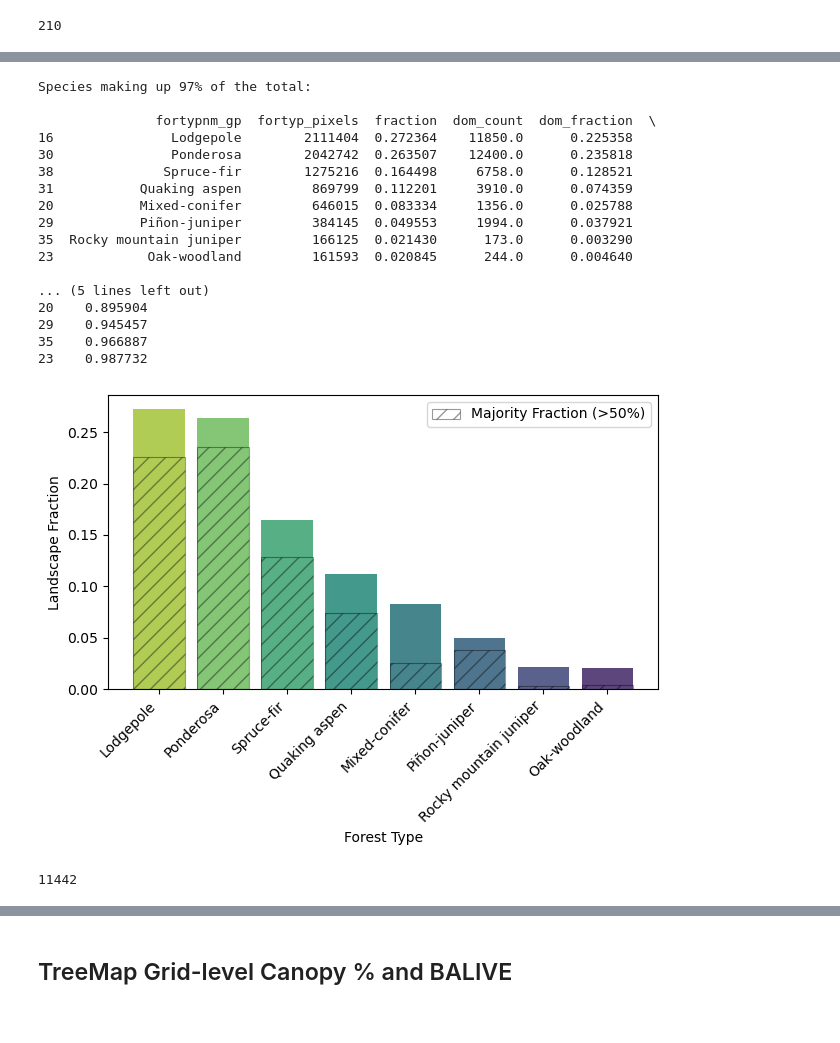
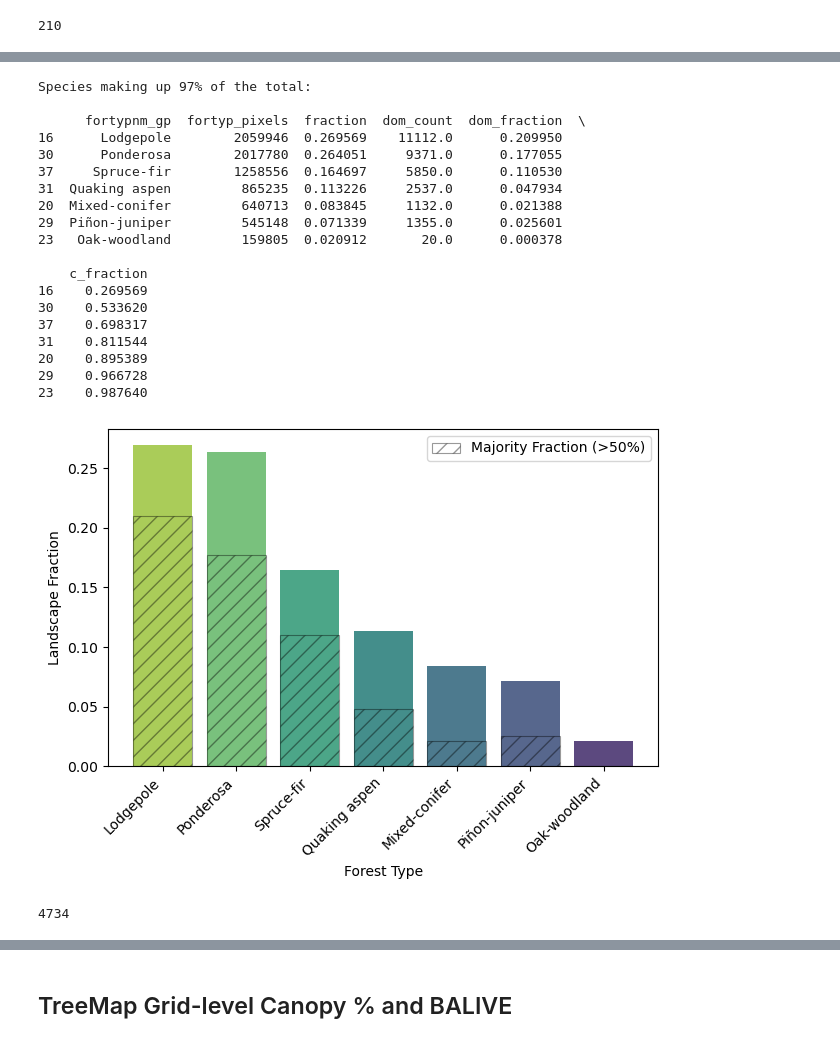
Before and after one commit to natshoff/aspen-fire-fork, a Jupyter notebook: Aim2/code/Python/04b_TreeMap_FIA-FORTYPCD.ipynb, the cells around one changed output, grey strips where cells are left out. Saved outputs shown, nothing was run; the diff lists cells and outputs as text; code cells hidden in the pictures.

Commit message:
Updates to forest percent calculation, predom forest INLA

```diff
--- a/Aim2/code/Python/04b_TreeMap_FIA-FORTYPCD.ipynb
+++ b/Aim2/code/Python/04b_TreeMap_FIA-FORTYPCD.ipynb
@@ -32,17 +32,20 @@ fp = os.path.join(projdir,'data/spatial/mod/VIIRS/viirs_snpp_jpss1_afd_latlon_fi
 grid = gpd.read_file(fp)
 print(f"\nThere are [{len(grid)}] grids across [{len(grid['Fire_ID'].unique())}] fires.\n")
 
+# create a unique ID
+grid['grid_idx'] = grid['Fire_ID'].astype(str) + grid['grid_index'].astype(str)
+
 # add the centroid lat/lon to the grid data
 df = grid.to_crs(4326) # WGS coords for lat/lon
 df['x'] = df.geometry.centroid.x  # Longitude (x-coordinate)
-df['y'] = df.geometry.centroid.y
-grid = grid.merge(df[['grid_index','x','y']], on='grid_index', how='left')
+df['y'] = df.geometry.centroid.y  # Latitude
+grid = grid.merge(df[['grid_idx','x','y']], on='grid_idx', how='left')
 del df
 print(f"\n{grid.columns}\n")
 
 # Drop any dupicate grids ...
-print(f"Dropping [{grid.duplicated(subset=['grid_index','Fire_ID']).sum()}] duplicate grids.\n")
-grid = grid.drop_duplicates(subset=['grid_index','Fire_ID'], keep='first')
+print(f"Dropping [{grid.duplicated(subset=['grid_idx','Fire_ID']).sum()}] duplicate grids.\n")
+grid = grid.drop_duplicates(subset=['grid_idx','Fire_ID'], keep='first')
 # %% [output]
 There are [57232] grids across [100] fires.
 
@@ -181,7 +199,7 @@ Summary of the TreeMap Algorithmic Forest Type Code (FORTYPCD) within FRP grids.
 t0 = time.time()
 
 # see __functions.py
-grid_fortypcd = compute_band_stats(grid, fortyp_da, 'grid_index', attr='fortypcd')
+grid_fortypcd = compute_band_stats(grid, fortyp_da, 'grid_idx', attr='fortypcd')
 
 # tidy columns in the summary table
 grid_fortypcd['count'] = grid_fortypcd['count'].astype(int)
@@ -356,7 +377,7 @@ Index(['grid_index', 'fortypcd', 'fortyp_pixels', 'total_pixels', 'pct_cover',
 # Aggregate with the new species groupings
 # Reacalculate the percent cover for each species group
 grid_fortypgp = (
-    grid_fortypcd_.groupby(['grid_index','fortypnm_gp'], as_index=False)
+    grid_fortypcd_.groupby(['grid_idx','fortypnm_gp'], as_index=False)
     .agg(
         fortyp_pixels=('fortyp_pixels','sum'),
         total_pixels=('total_pixels','max'),
@@ -365,7 +386,9 @@ grid_fortypgp = (
 )
 
 # Merge in the forest percent
-grid_fortypgp = grid_fortypgp.merge(forest_pct, on='grid_index', how='inner')
+grid_fortypgp = grid_fortypgp.merge(forest_pct, on='grid_idx', how='inner')
+# Reclaculate the fortyp_pct
+grid_fortypgp['fortyp_pct'] = grid_fortypgp['fortyp_pixels'] / grid_fortypgp['forest_pixels']
 
 # Check on nulls introduced
 print(f"\nNaNs in FORTYP group name: {grid_fortypgp['fortypnm_gp'].isna().sum()}\n")
@@ -373,8 +396,8 @@ print(f"Forest percent:\n{grid_fortypgp['forest_pct'].describe()}\n")
 print(f"\n{grid_fortypgp.head(10)}\n")
 print("\n~~~~~~~~~~~~~~~~~~\n")
 
-# del grid_fortypcd, grid_fortypcd_, forest_pct
-# gc.collect()
+del grid_fortypcd, grid_fortypcd_, forest_pct
+gc.collect()
 # %% [output]
 NaNs in FORTYP group name: 0
 
@@ -396,8 +420,8 @@ Name: forest_pct, dtype: float64
 # %%
-# # check for duplicates, remove them
-# n = grid_fortypgp.duplicated(subset=['grid_index','Fire_ID','fortypnm_gp','fortyp_pct']).sum()
-# if n > 0:
-#     print(f"\nDropping [{n}] duplicate rows.\n")
-#     grid_fortypgp = grid_fortypgp.drop_duplicates(subset=['grid_index','fortypnm_gp','fortyp_pct'])
-# else:
-#     print("\nNo duplicates at this stage.\n")
+# check for duplicates, remove them
+n = grid_fortypgp.duplicated(subset=['grid_idx','fortypnm_gp','fortyp_pct']).sum()
+if n > 0:
+    print(f"\nDropping [{n}] duplicate rows.\n")
+    grid_fortypgp = grid_fortypgp.drop_duplicates(subset=['grid_idx','fortypnm_gp','fortyp_pct'])
+else:
+    print("\nNo duplicates at this stage.\n")
@@ -409,11 +435,11 @@ spp_pr = df.groupby('fortypnm_gp')['fortyp_pixels'].sum().reset_index()
 spp_pr['fraction'] = spp_pr['fortyp_pixels'] / spp_pr['fortyp_pixels'].sum()
 
 # How many grids have a majority by each species?
-dom_grids = df[df['fortyp_pct'] > 50]  # Grids dominated by each species
-dom_counts = dom_grids.groupby('fortypnm_gp')['grid_index'].nunique().reset_index()
-dom_counts.rename(columns={'grid_index': 'dom_count'}, inplace=True)
+dom_grids = df[df['fortyp_pct'] > 0.50]  # Grids dominated by each species
+dom_counts = dom_grids.groupby('fortypnm_gp')['grid_idx'].nunique().reset_index()
+dom_counts.rename(columns={'grid_idx': 'dom_count'}, inplace=True)
 # Total grid count for normalization
-total_grids = df['grid_index'].nunique()
+total_grids = df['grid_idx'].nunique()
 dom_counts['dom_fraction'] = dom_counts['dom_count'] / total_grids
 
 # Merge the dominance fraction into the species prevalence table
@@ -440,49 +466,51 @@ for i, species in enumerate(top_species['fortypnm_gp']):
         x=i,
         height=dom_value,
         color='none',
         edgecolor='black',
         hatch='//',
         width=bar_width,
         alpha=0.4,
         linewidth=0.8,
         label='Majority Fraction (>50%)' if i == 0 else None,
     )
 
 # Add labels and formatting
 plt.xlabel('Forest Type')
 plt.ylabel('Landscape Fraction')
 plt.xticks(ticks=range(len(top_species)), labels=top_species['fortypnm_gp'], rotation=45, ha='right')
 plt.legend(loc='upper right')
 plt.tight_layout()
 
 # Save the map
 out_png = os.path.join(projdir, 'figures/FigureS1_TopSpecies_97pct.png')
 plt.savefig(out_png, dpi=300, bbox_inches='tight')
 
 plt.show()
 
 del df, spp_pr # tidy up
 gc.collect()
 # %% [output]
 Species making up 97% of the total:
 
-               fortypnm_gp  fortyp_pixels  fraction  dom_count  dom_fraction  \
-16               Lodgepole        2111404  0.272364    11850.0      0.225358
-30               Ponderosa        2042742  0.263507    12400.0      0.235818
-38              Spruce-fir        1275216  0.164498     6758.0      0.128521
-31           Quaking aspen         869799  0.112201     3910.0      0.074359
-20           Mixed-conifer         646015  0.083334     1356.0      0.025788
-29           Piñon-juniper         384145  0.049553     1994.0      0.037921
-35  Rocky mountain juniper         166125  0.021430      173.0      0.003290
-23            Oak-woodland         161593  0.020845      244.0      0.004640
+      fortypnm_gp  fortyp_pixels  fraction  dom_count  dom_fraction  \
+16      Lodgepole        2059946  0.269569    11112.0      0.209950
+30      Ponderosa        2017780  0.264051     9371.0      0.177055
+37     Spruce-fir        1258556  0.164697     5850.0      0.110530
+31  Quaking aspen         865235  0.113226     2537.0      0.047934
+20  Mixed-conifer         640713  0.083845     1132.0      0.021388
+29  Piñon-juniper         545148  0.071339     1355.0      0.025601
+23   Oak-woodland         159805  0.020912       20.0      0.000378
 
-... (5 lines left out)
-20    0.895904
-29    0.945457
-35    0.966887
-23    0.987732
+    c_fraction
+16    0.269569
+30    0.533620
+37    0.698317
+31    0.811544
+20    0.895389
+29    0.966728
+23    0.987640
-[figure, old version]
+[figure, new version]
-11442
+4734
 # %%
 # Get the species co-occurrence percentages
 spps = top_species['fortypnm_gp'].unique()
```
Also changed, not shown: parts of 16 cells of this notebook, 15 other files.
